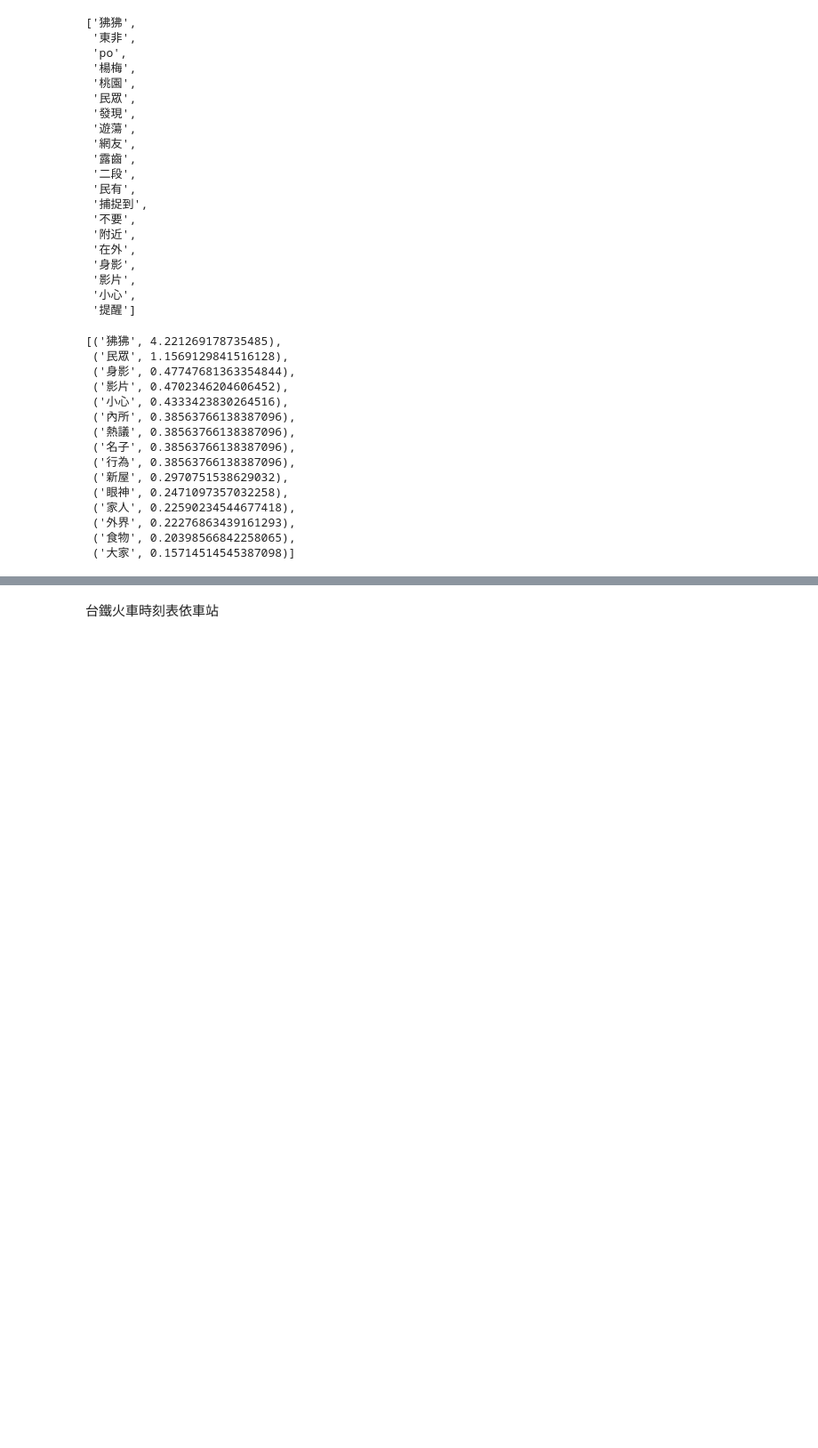
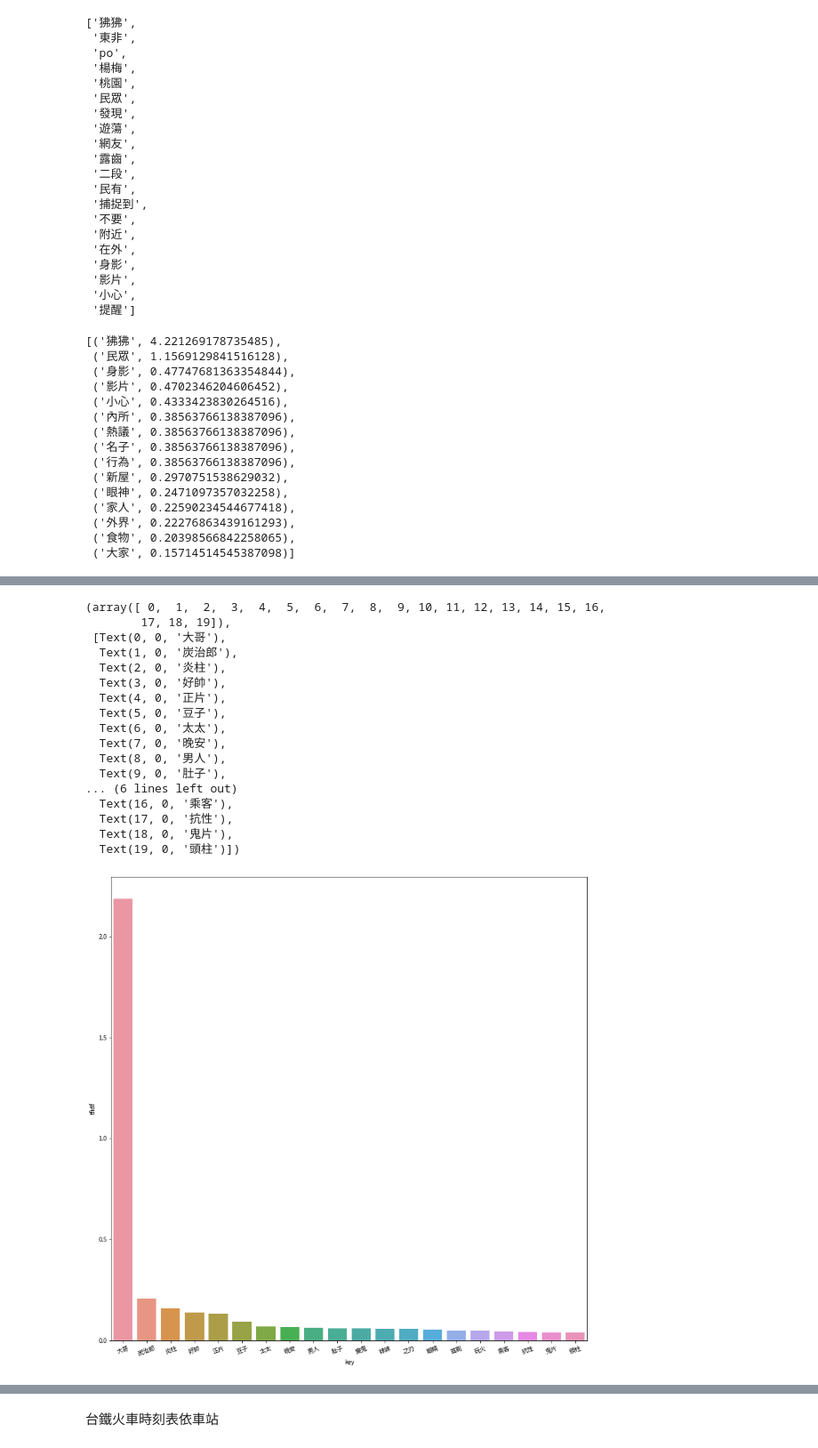
Before and after one commit to cubshuang/PythonPractice, a Jupyter notebook: 1120326.ipynb, the cells around one changed output, grey strips where cells are left out. Shown: that part at 89% size. Drawn from its saved outputs; the diff is of its cells as text; code cells hidden in the pictures; blank space fills up the shorter version.

```diff
--- a/1120326.ipynb
+++ b/1120326.ipynb
@@ -163,8 +170,10 @@ import jieba.analyse
 # req.urlretrieve(url, "bigdic")
 # jieba.set_dictionary("bigdic")
 # " ".join(jieba.cut(s))
-# def change(s):
-#    return " ".join(jieba.cut(s))
+
+def change(s):
+   return " ".join(jieba.cut(s))
+# change(s)
 # change("我喜歡你")
-# result = df["text"].apply(change)
-# result
+text_cut = df["text"].apply(change)
+text_cut
@@ -170,0 +193,4 @@ import jieba.analyse
+# %%
+combine = "\n".join(text_cut)
+keywords= jieba.analyse.extract_tags(combine,allowPOS=["n"],withWeight=True)
+keywords
@@ -170,0 +230,48 @@ import jieba.analyse
+# %%
+#準備視覺化
+# Colab 進行matplotlib繪圖時顯示繁體中文
+# 下載台北思源黑體並命名taipei_sans_tc_beta.ttf，移至指定路徑
+# !開始都是 linux指令
+# !wget -O TaipeiSansTCBeta-Regular.ttf https://drive.google.com/uc?id=1eGAsTN1HBpJAkeVM57_C7ccp7hbgSz3_&export=download
+
+import matplotlib as mpl
+import matplotlib.pyplot as plt
+from matplotlib.font_manager import fontManager
+
+fontManager.addfont('TaipeiSansTCBeta-Regular.ttf')
+mpl.rc('font', family='Taipei Sans TC Beta')
+# %%
+import matplotlib.pyplot as plt
+import seaborn as sns
+plt.figure(figsize=(14, 14))
+# 第一種: x, y都是一個list
+# zip(*keywords). -> >??
+# xs = [k for k, v in keywords]
+xs = [wd for wd, tfidf in keywords]
+ys = [tfidf for wd, tfidf in keywords]
+# [n ** 2 for n in [0, 1, 2]]
+# sns.barplot(x=xs, y=ys)
+# 第二種: df
+keydf = pd.DataFrame(keywords, columns=["key", "tfidf"])
+sns.barplot(data=keydf, x="key", y="tfidf")
+# sns.boxplot(data=keydf, x="key", y="tfidf")
+plt.xticks(rotation=20)
+# %% [output]
+(array([ 0,  1,  2,  3,  4,  5,  6,  7,  8,  9, 10, 11, 12, 13, 14, 15, 16,
+        17, 18, 19]),
+ [Text(0, 0, '大哥'),
+  Text(1, 0, '炭治郎'),
+  Text(2, 0, '炎柱'),
+  Text(3, 0, '好帥'),
+  Text(4, 0, '正片'),
+  Text(5, 0, '豆子'),
+  Text(6, 0, '太太'),
+  Text(7, 0, '晚安'),
+  Text(8, 0, '男人'),
+  Text(9, 0, '肚子'),
+... (6 lines left out)
+  Text(16, 0, '乘客'),
+  Text(17, 0, '抗性'),
+  Text(18, 0, '鬼片'),
+  Text(19, 0, '頭柱')])
+[figure, added]
```
Also changed, not shown: parts of 7 cells of this notebook.
